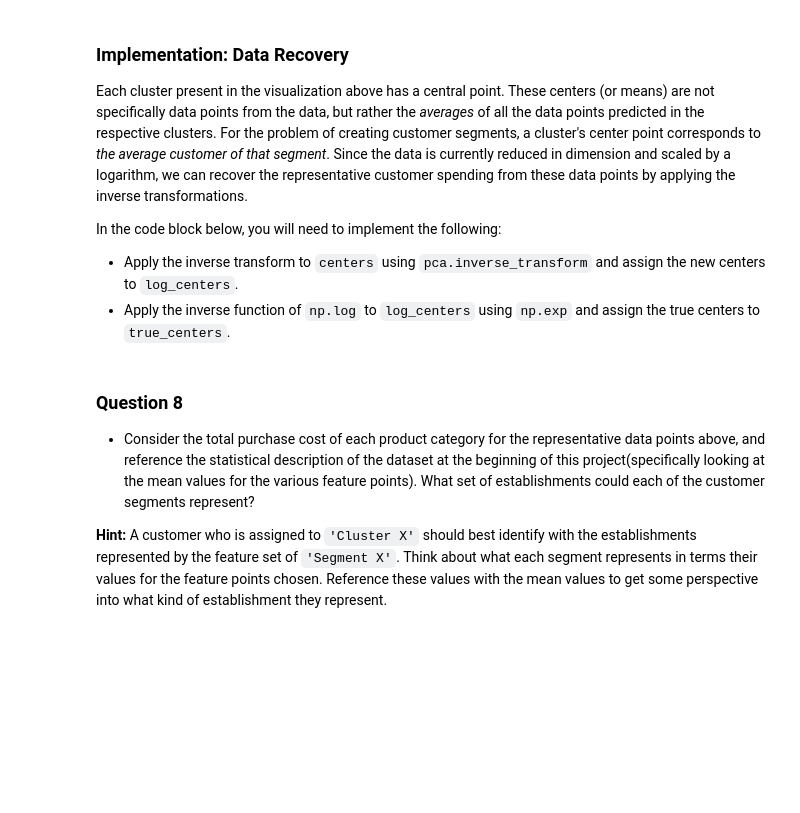
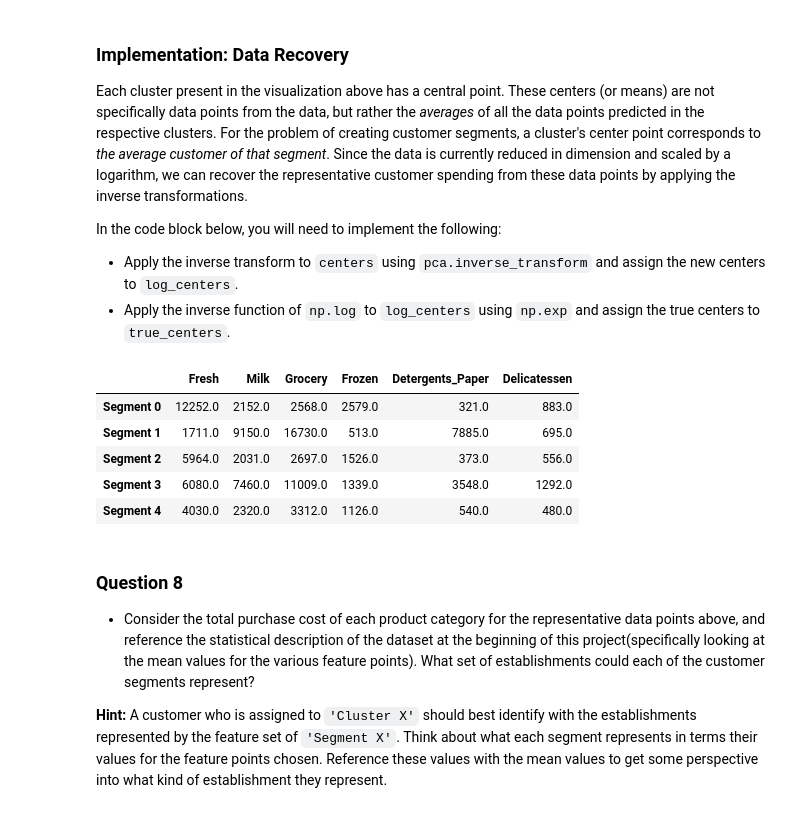
Before and after one commit to karinatber/CustomersSegment, a Jupyter notebook: customer_segments.ipynb, the cells around one changed output. Drawn from its saved outputs; the diff is of its cells as text; code cells hidden in the pictures; blank space fills up the shorter version.

Commit message:
Added first version of customer_segments.html file Added changes for the customer_segments notebook file

```diff
--- a/customer_segments.ipynb
+++ b/customer_segments.ipynb
@@ -481,17 +486,20 @@ In the code block below, you will need to implement the following:
  - Import `sklearn.metrics.silhouette_score` and calculate the silhouette score of `reduced_data` against `preds`.
    - Assign the silhouette score to `score` and print the result.
 # %%
+from sklearn.mixture import GMM
+from sklearn.metrics import silhouette_score
+
 # TODO: Apply your clustering algorithm of choice to the reduced data
-clusterer = None
+clusterer = GMM(n_components=5, covariance_type='full', random_state=100, verbose=0, n_init=3).fit(reduced_data)
 
 # TODO: Predict the cluster for each data point
-preds = None
+preds = clusterer.predict(reduced_data)
 
 # TODO: Find the cluster centers
-centers = None
+centers = clusterer.means_
 
 # TODO: Predict the cluster for each transformed sample data point
-sample_preds = None
+sample_preds = clusterer.predict(pca_samples)
 
 # TODO: Calculate the mean silhouette coefficient for the number of clusters chosen
-score = None
+score = silhouette_score(reduced_data, preds)
@@ -517,16 +541,23 @@ In the code block below, you will need to implement the following:
  - Apply the inverse function of `np.log` to `log_centers` using `np.exp` and assign the true centers to `true_centers`.
 # %%
 # TODO: Inverse transform the centers
-log_centers = None
+log_centers = pca.inverse_transform(centers)
 
 # TODO: Exponentiate the centers
-true_centers = None
+true_centers = np.exp(log_centers)
 
 # Display the true centers
 segments = ['Segment {}'.format(i) for i in range(0,len(centers))]
 true_centers = pd.DataFrame(np.round(true_centers), columns = data.keys())
 true_centers.index = segments
 display(true_centers)
+# %% [output]
+|  | Fresh | Milk | Grocery | Frozen | Detergents_Paper | Delicatessen |
+| Segment 0 | 12252.0 | 2152.0 | 2568.0 | 2579.0 | 321.0 | 883.0 |
+| Segment 1 | 1711.0 | 9150.0 | 16730.0 | 513.0 | 7885.0 | 695.0 |
+| Segment 2 | 5964.0 | 2031.0 | 2697.0 | 1526.0 | 373.0 | 556.0 |
+| Segment 3 | 6080.0 | 7460.0 | 11009.0 | 1339.0 | 3548.0 | 1292.0 |
+| Segment 4 | 4030.0 | 2320.0 | 3312.0 | 1126.0 | 540.0 | 480.0 |
 # %% [markdown]
 ### Question 8
 
```
Also changed, not shown: parts of 25 cells of this notebook, 1 other file.
